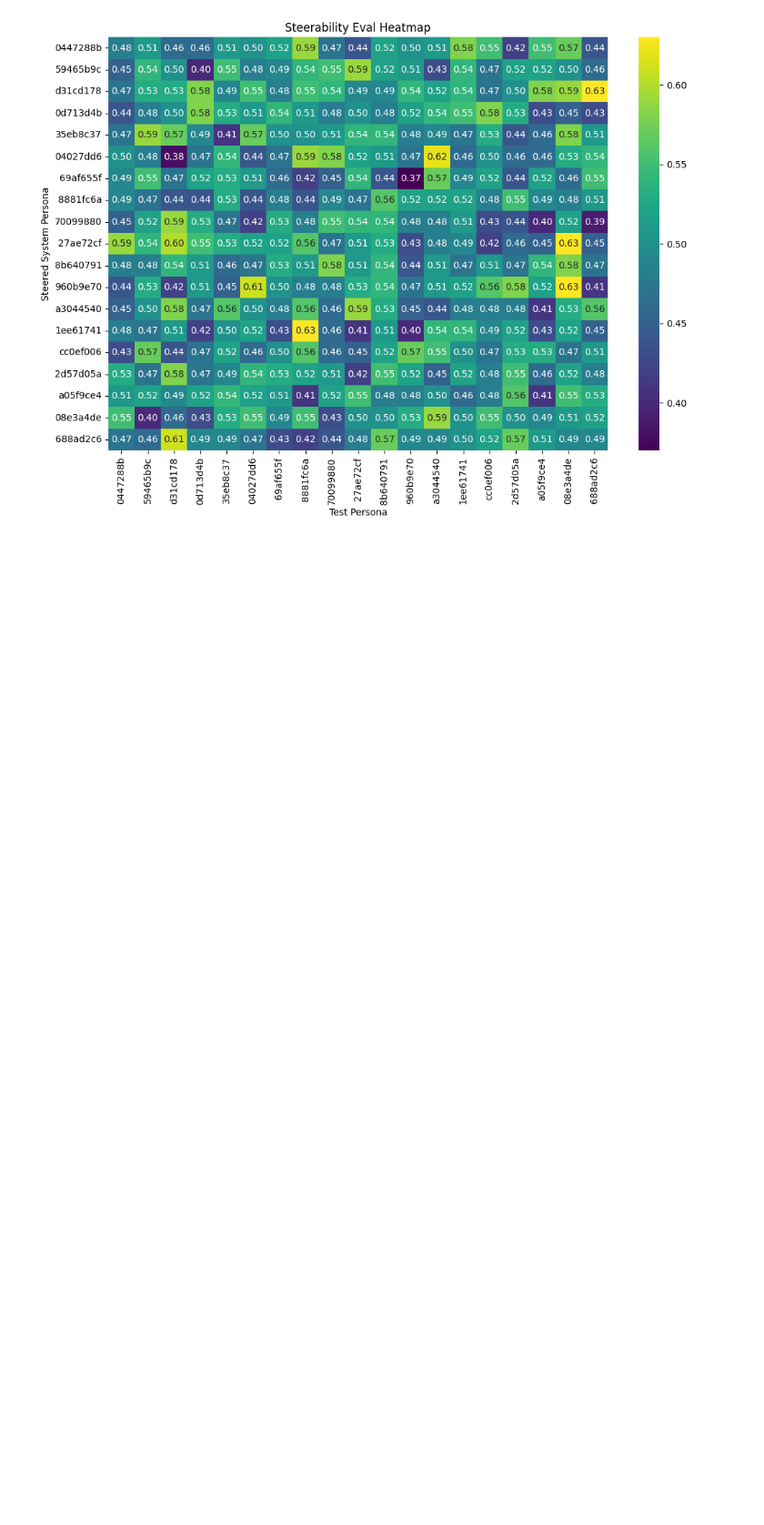
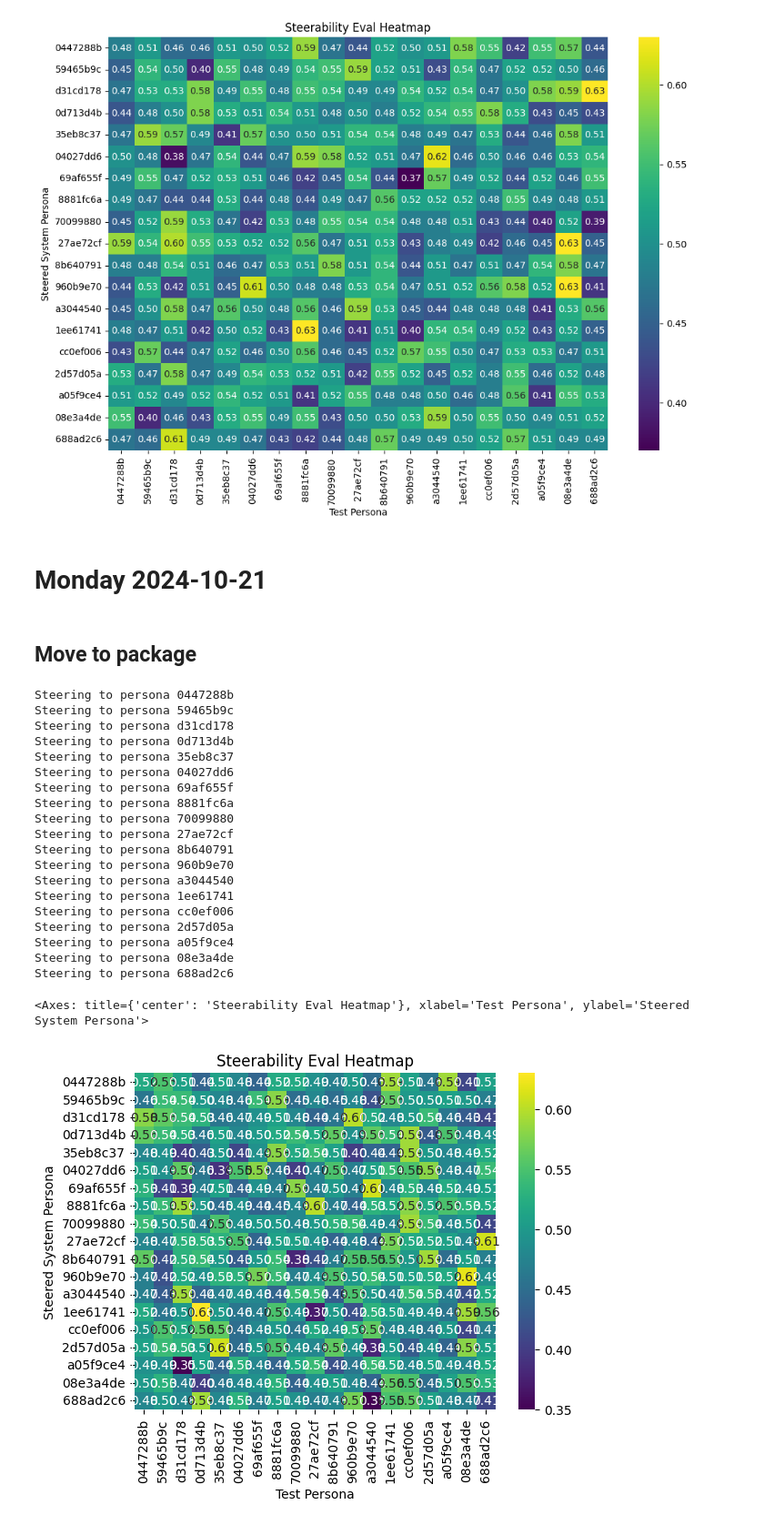
Before and after one commit to plastic-labs/steerability-eval, a Jupyter notebook: notebooks/steerability_eval.ipynb, the cells around one changed output. Shown: that part at 91% size. Saved outputs shown, nothing was run; the diff lists cells and outputs as text; code cells hidden in the pictures; blank space fills up the shorter version.

Commit message:
Refactor code to simple package

```diff
--- a/notebooks/steerability_eval.ipynb
+++ b/notebooks/steerability_eval.ipynb
@@ -317,3 +317,42 @@ plt.ylabel('Steered System Persona')
 plt.show()
 # %% [output]
 [figure]
+# %% [markdown]
+# Monday 2024-10-21
+# %% [markdown]
+## Move to package
+# %%
+from steerability_eval.eval import SteerabilityEval
+from steerability_eval.steerable.dummy import DummySteerableSystem
+from steerability_eval.dataset.w5 import Dataset
+
+personas_path = 'dataset/personas_tarot.csv'
+observations_path = 'dataset/w5_tarot.csv'
+dataset = Dataset.from_csv(personas_path, observations_path)
+
+steerable_system = DummySteerableSystem()
+eval = SteerabilityEval(steerable_system, dataset)
+eval.run_eval()
+eval.heatmap_fig
+# %% [output]
+Steering to persona 0447288b
+Steering to persona 59465b9c
+Steering to persona d31cd178
+Steering to persona 0d713d4b
+Steering to persona 35eb8c37
+Steering to persona 04027dd6
+Steering to persona 69af655f
+Steering to persona 8881fc6a
+Steering to persona 70099880
+Steering to persona 27ae72cf
+Steering to persona 8b640791
+Steering to persona 960b9e70
+Steering to persona a3044540
+Steering to persona 1ee61741
+Steering to persona cc0ef006
+Steering to persona 2d57d05a
+Steering to persona a05f9ce4
+Steering to persona 08e3a4de
+Steering to persona 688ad2c6
+<Axes: title={'center': 'Steerability Eval Heatmap'}, xlabel='Test Persona', ylabel='Steered System Persona'>
+[figure, added]
```
Also changed, not shown: parts of 1 cell of this notebook, 9 other files.
